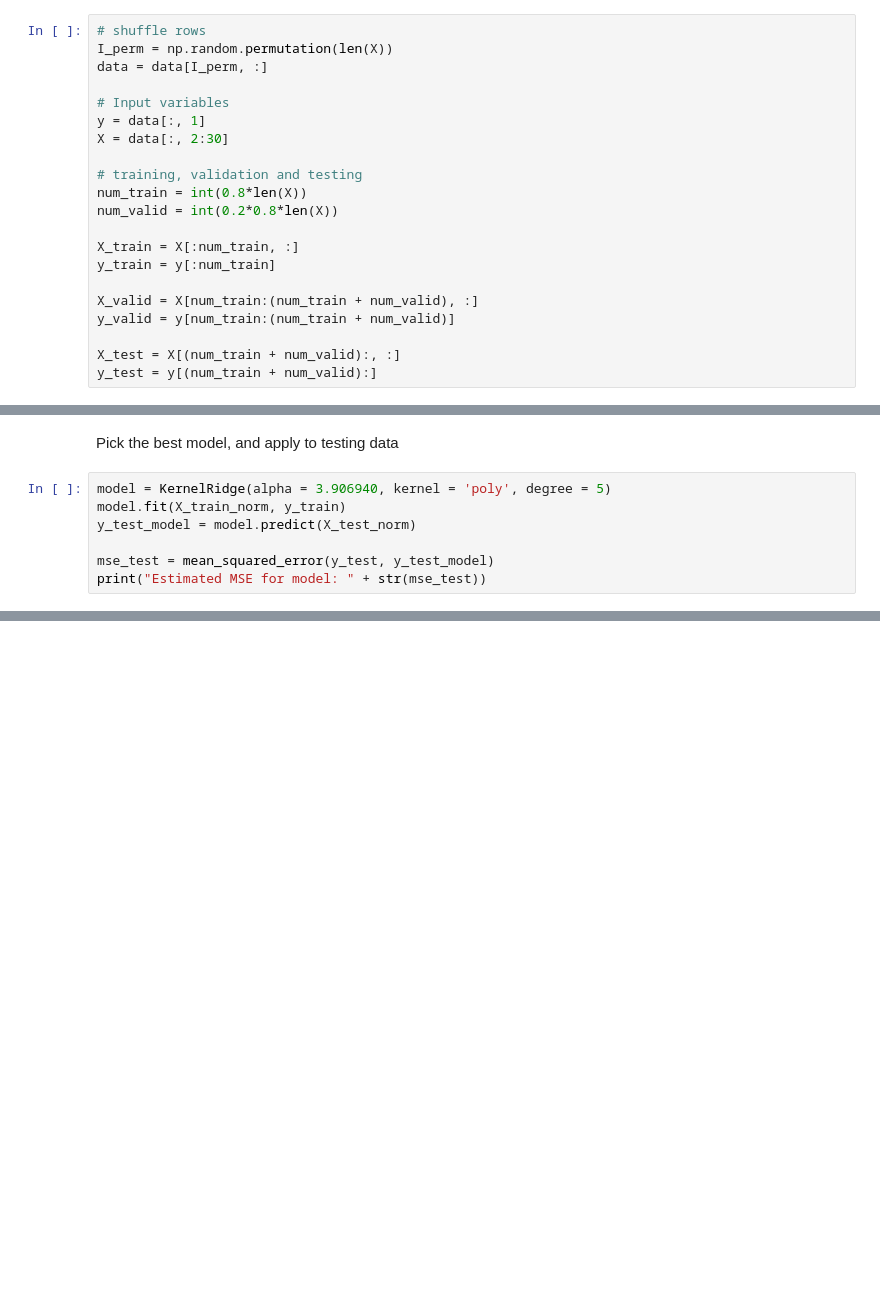
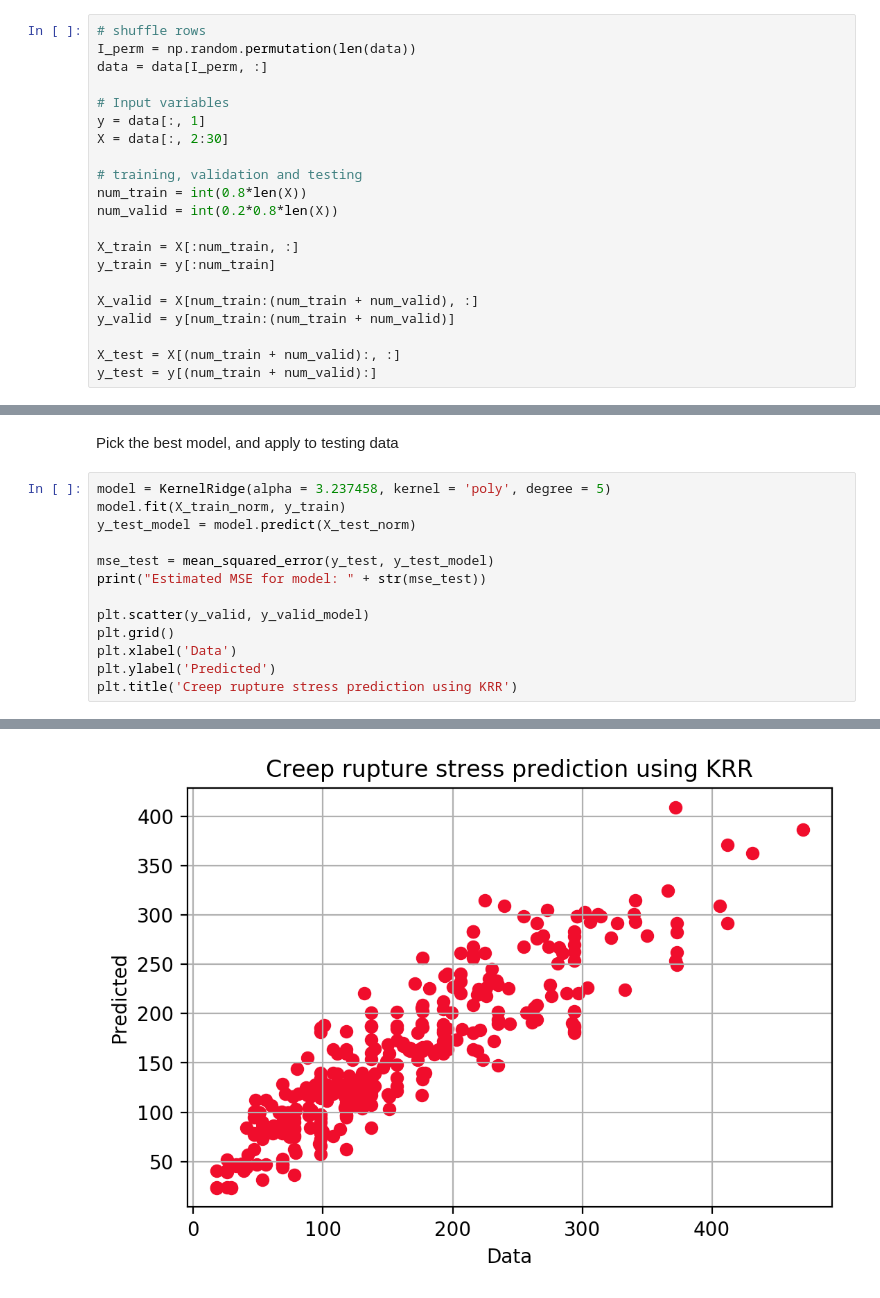
Before and after one commit to krisreyes/mdi504-F19-notebooks, a Jupyter notebook: Lecture 19 - More Linear Models.ipynb, the cells around one changed output, grey strips where cells are left out. Cells and saved outputs as stored; diff of their text form; blank space fills up the shorter version.

```diff
--- a/Lecture 19 - More Linear Models.ipynb
+++ b/Lecture 19 - More Linear Models.ipynb
@@ -28,7 +31,7 @@ np.any(np.isnan(data))
 We will use the first 80% as training data, and then 80% of the remaining as validation data. The rest goes into testing data.
 # %%
 # shuffle rows
-I_perm = np.random.permutation(len(X))
+I_perm = np.random.permutation(len(data))
 data = data[I_perm, :]
 
 # Input variables
@@ -166,9 +189,16 @@ print("best_alpha = %f, best_mse = %f" %(best_alpha, best_mse))
 # %% [markdown]
 Pick the best model, and apply to testing data
 # %%
-model = KernelRidge(alpha = 3.906940, kernel = 'poly', degree = 5)
+model = KernelRidge(alpha = 3.237458, kernel = 'poly', degree = 5)
 model.fit(X_train_norm, y_train)
 y_test_model = model.predict(X_test_norm)
 
 mse_test = mean_squared_error(y_test, y_test_model)
 print("Estimated MSE for model: " + str(mse_test))
+
+plt.scatter(y_valid, y_valid_model)
+plt.grid()
+plt.xlabel('Data')
+plt.ylabel('Predicted')
+plt.title('Creep rupture stress prediction using KRR')
+# %% [output]
@@ -175,3 +207,4 @@ print("Estimated MSE for model: " + str(mse_test))
+[figure, added]
 # %%
 # Some basic residual analysis
 r = y_test - y_test_model
```
Also changed, not shown: parts of 11 cells of this notebook, 2 other files.
